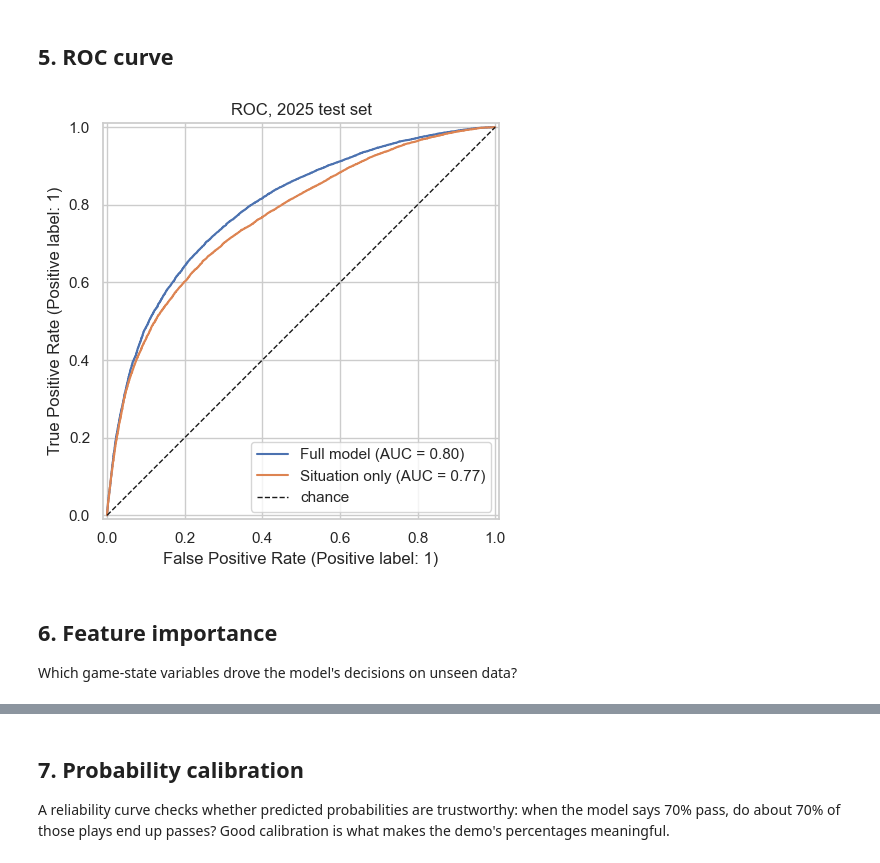
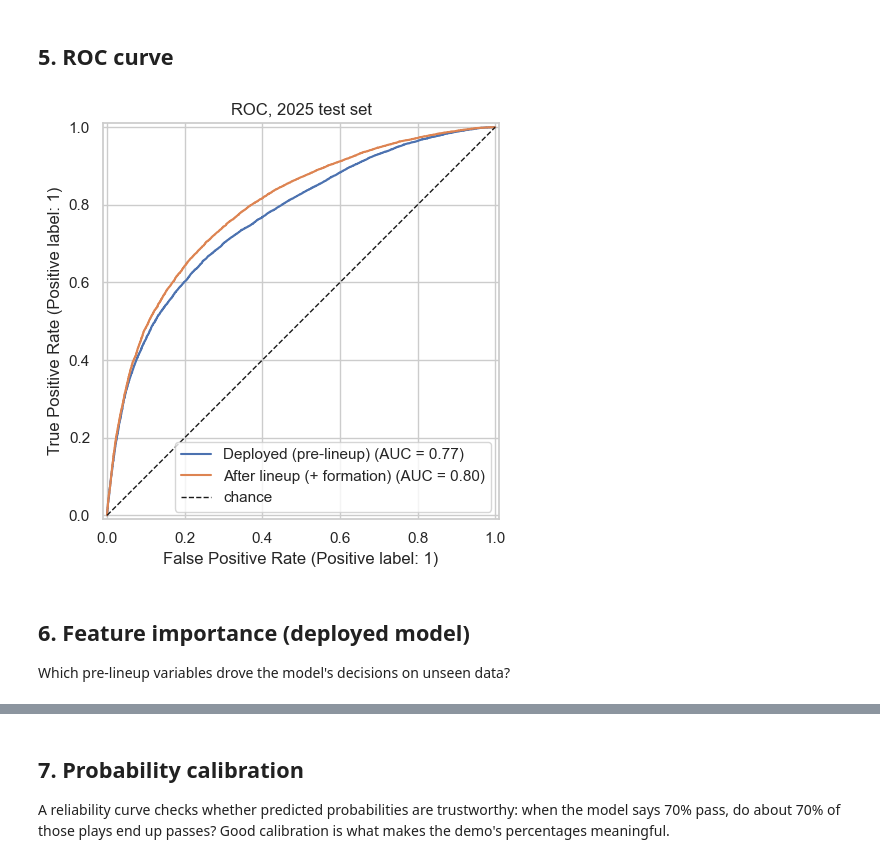
Before and after one commit to cadenpascual/nfl-play-predictor, a Jupyter notebook: notebooks/03_final_eval.ipynb, the cells around one changed output, grey strips where cells are left out. Cells and saved outputs as stored; diff of their text form; code cells hidden in the pictures.

```diff
--- a/notebooks/03_final_eval.ipynb
+++ b/notebooks/03_final_eval.ipynb
@@ -147,15 +145,15 @@ weighted avg     0.7249    0.7253    0.7251     34503
 ## 5. ROC curve
 # %%
 fig, ax = plt.subplots(figsize=(5.5, 5))
-RocCurveDisplay.from_predictions(y_test, fs, name="Full model", ax=ax, color="#4c72b0")
-RocCurveDisplay.from_predictions(y_test, ss, name="Situation only", ax=ax, color="#dd8452")
+RocCurveDisplay.from_predictions(y_test, fs, name="Deployed (pre-lineup)", ax=ax, color="#4c72b0")
+RocCurveDisplay.from_predictions(y_test, gscore, name="After lineup (+ formation)", ax=ax, color="#dd8452")
 ax.plot([0,1],[0,1], "k--", lw=1, label="chance")
 ax.set_title("ROC, 2025 test set"); ax.legend(loc="lower right")
 plt.tight_layout(); plt.show()
 # %% [output]
-[figure, old version]
+[figure, new version]
 # %% [markdown]
-## 6. Feature importance
+## 6. Feature importance (deployed model)
 
-Which game-state variables drove the model's decisions on unseen data?
+Which pre-lineup variables drove the model's decisions on unseen data?
 # %%
```
Also changed, not shown: parts of 16 cells of this notebook.
